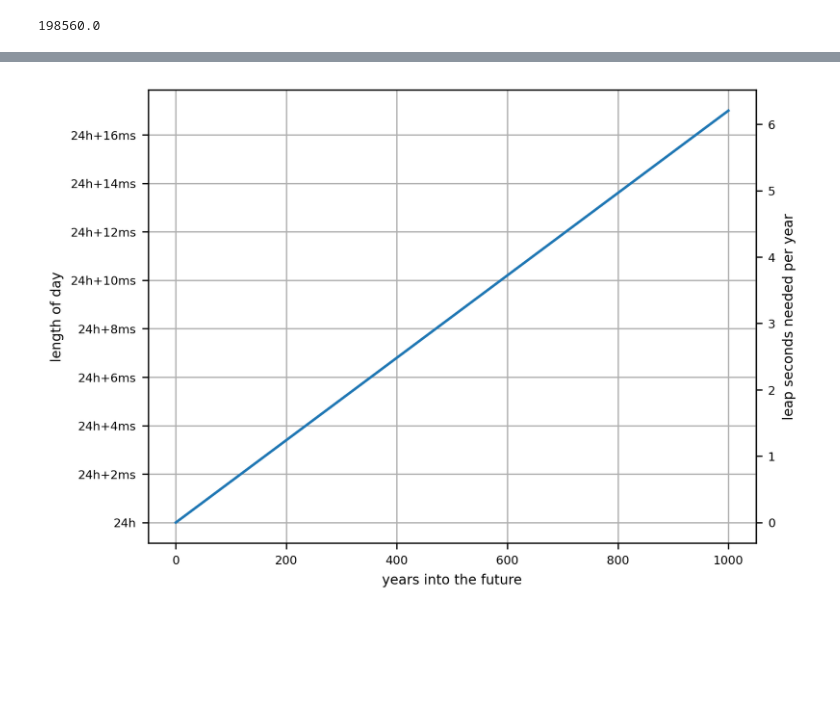
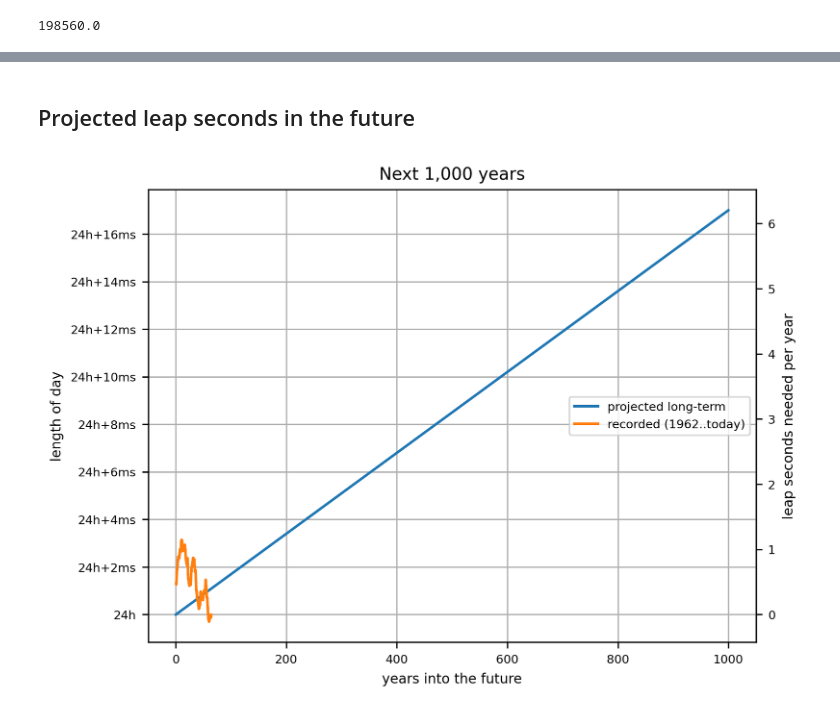
Before and after one commit to multi-io/mydocs-pub, a Jupyter notebook: math/leapseconds/leapseconds.ipynb, the cells around one changed output, grey strips where cells are left out. Drawn from its saved outputs; the diff is of its cells as text; code cells hidden in the pictures; blank space fills up the shorter version.

```diff
--- a/math/leapseconds/leapseconds.ipynb
+++ b/math/leapseconds/leapseconds.ipynb
@@ -94,25 +102,32 @@ t_of_day_shift(8000)
+# %% [markdown]
+## Projected leap seconds in the future
 # %%
 years = np.linspace(0,1000,100)
 leapsec_per_year = length_of_day_delta(years) * 365
 fig, ax = plt.subplots()
-ax.plot(years, length_of_day_delta(years))
+ax.plot(years, length_of_day_delta(years), label='projected long-term')
 ax.set_xlabel("years into the future")
+ax.set_title("Next 1,000 years")
+
+past_times_smoothed_in_years = (past_times_smoothed - past_times[0]) / np.timedelta64(1, 'D') / 365
+ax.plot(past_times_smoothed_in_years, past_lods_smoothed, label='recorded (1962..today)')
 
 ax.set_ylabel("length of day")
 ax.yaxis.set_major_formatter(FuncFormatter(day_delta_to24hplusx))
 ax.yaxis.set_major_locator(MultipleLocator(0.002))
 ax.grid(True)
+ax.legend(loc='right')
 
 secax = ax.secondary_yaxis(
     location='right',
     functions=(lambda daylength_delta: daylength_delta/sc.day * sc.year,
                lambda leapsec_per_year: leapsec_per_year/sc.year * sc.day)
 )
 secax.set_ylabel('leap seconds needed per year')
 
 secax.grid(True)
 # %% [output]
-[figure, old version]
+[figure, new version]
 # %%
 years = np.linspace(0,5000,100)
 fig, ax = plt.subplots()
```
Also changed, not shown: parts of 12 cells of this notebook, 1 other file.
